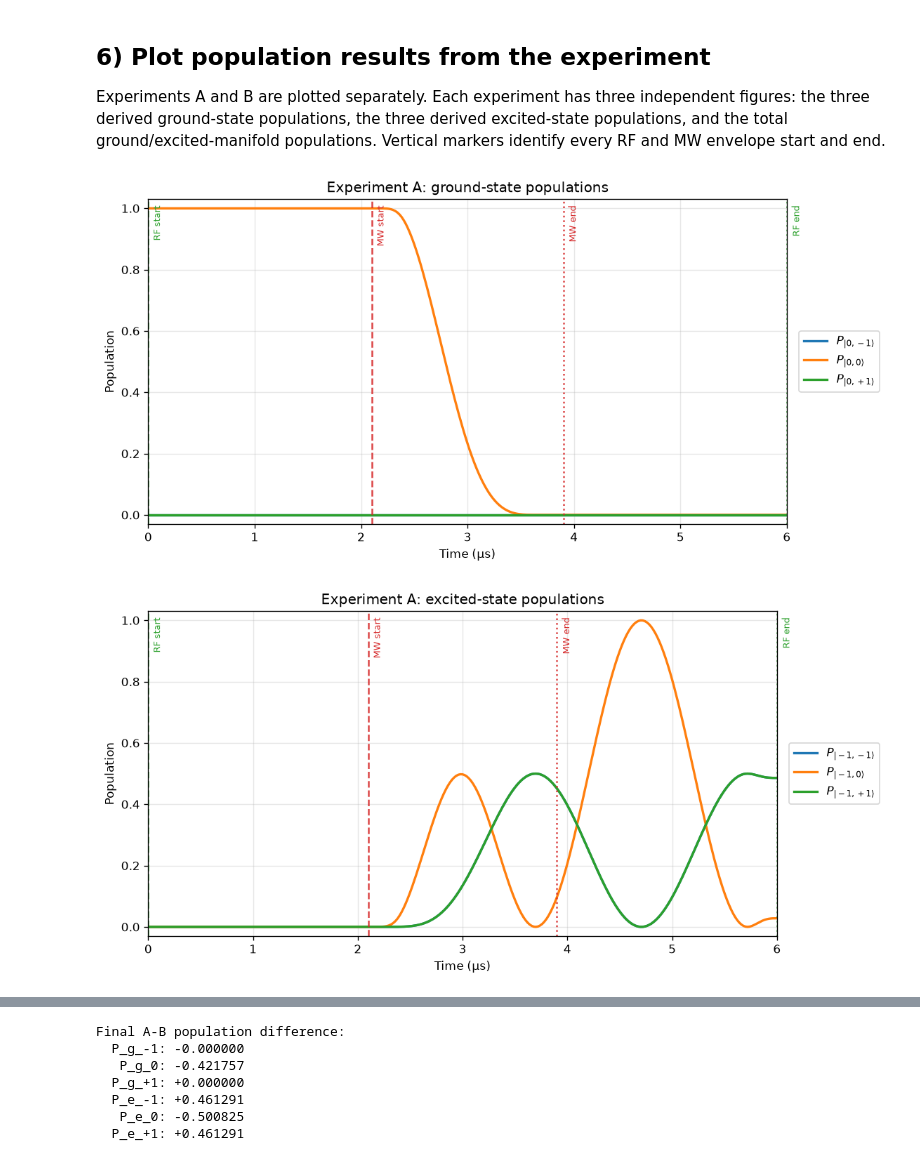
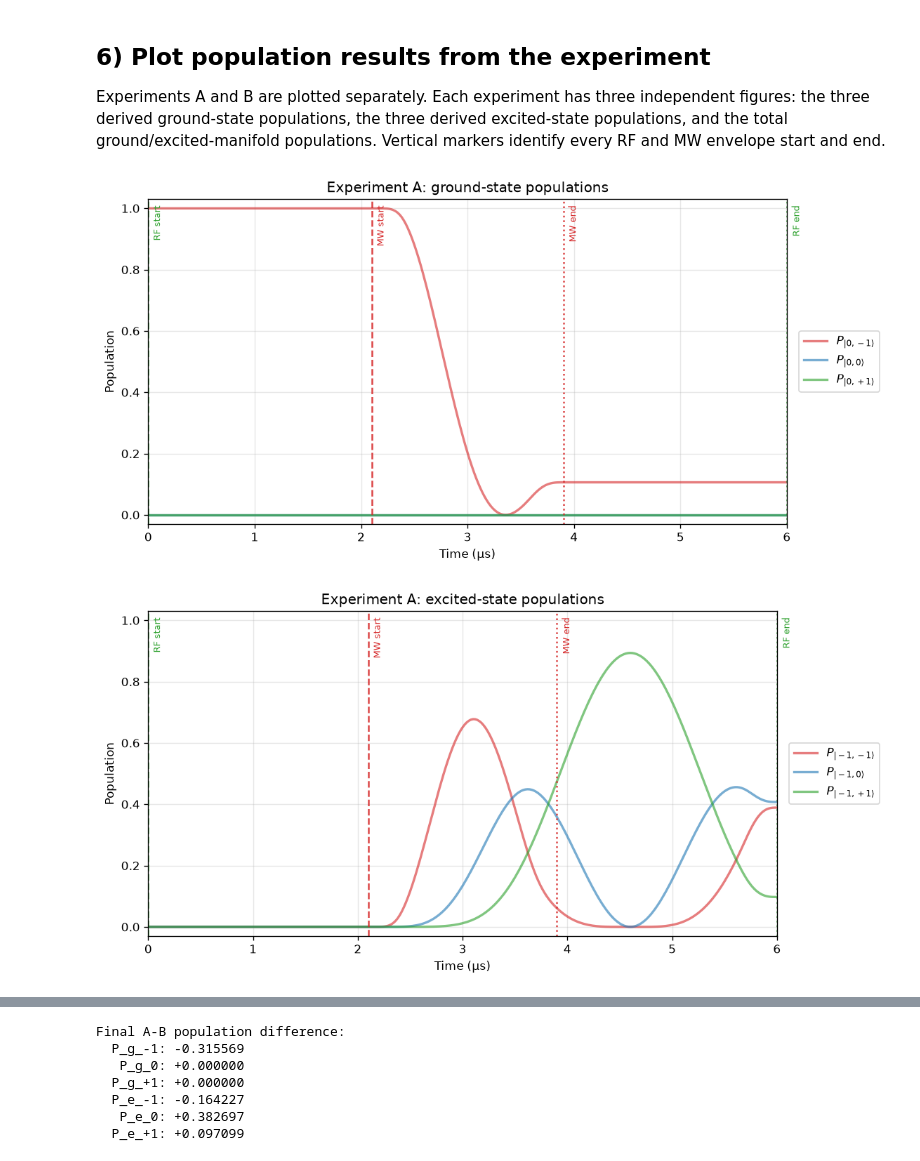
Before and after one commit to hershelweiner/NV-Center-Berry-Phase, a Jupyter notebook: Test_MW_RF_Ordering.ipynb, the cells around one changed output, grey strips where cells are left out. Cells and saved outputs as stored; diff of their text form; code cells hidden in the pictures.

Commit message:
Adds different transitions to the RF/MW ordering notebook

```diff
--- a/Test_MW_RF_Ordering.ipynb
+++ b/Test_MW_RF_Ordering.ipynb
@@ -30,6 +30,8 @@ print("QuaCCAToo RF reference frequencies (MHz):", nv.RF_freqs)
 
 assert nv.H0.shape == (9, 9)
 assert np.isclose(nv.rho0.tr(), 1.0)
+
+TRANSITION = "e-<->g-"
 # %% [output]
 Hamiltonian shape: (9, 9)
 Initial-state trace: 1.0
@@ -113,8 +115,12 @@ assert np.allclose(projector_overlap, np.eye(6), atol=1e-10)
 assert np.isclose(P_selected.tr(), 6.0)
 
 # States requested for the single MW transition.
+g_minus = ground_states[0]
 g0 = ground_states[1]
+g_plus = ground_states[2]
+e_minus = excited_states[0]
 e0 = excited_states[1]
+e_plus = excited_states[2]
 P_g0 = ground_projectors["P_g_0"]
 P_e0 = excited_projectors["P_e_0"]
 # %% [output]
@@ -197,8 +203,21 @@ def qobj_scalar(x):
     return complex(x.full()[0, 0]) if hasattr(x, "full") else complex(x)
 
 # Resonant MW operator for only |0,0> <-> |-1,0>, scaled by the physical matrix element.
-mw_element = qobj_scalar(e0.dag() * nv.MW_h1 * g0)
-H_mw = (mw_element * e0 * g0.dag() + np.conjugate(mw_element) * g0 * e0.dag()) / abs(mw_element)
+
+if TRANSITION == "e0<->g0":
+    mw_element = qobj_scalar(e0.dag() * nv.MW_h1 * g0)
+    H_mw = (mw_element * e0 * g0.dag() + np.conjugate(mw_element) * g0 * e0.dag()) / abs(mw_element)
+    initial_state = g0
+elif TRANSITION == "e-<->g-":
+    mw_element = qobj_scalar(e_minus.dag() * nv.MW_h1 * g_minus)
+    H_mw = (mw_element * e_minus * g_minus.dag() + np.conjugate(mw_element) * g_minus * e_minus.dag()) / abs(mw_element)
+    initial_state = g_minus
+elif TRANSITION == "e+<->g+":
+    mw_element = qobj_scalar(e_plus.dag() * nv.MW_h1 * g_minus)
+    H_mw = (mw_element * e_plus * g_plus.dag() + np.conjugate(mw_element) * g_plus * e_plus.dag()) / abs(mw_element)
+    initial_state = g_plus
+else:
+    raise ValueError("TRANSITION is not allowed")
 
 # Two adjacent resonant RF transitions within the derived m_s=-1 manifold.
 rf_pairs = ((excited_states[0], excited_states[1]), (excited_states[1], excited_states[2]))
@@ -227,7 +246,7 @@ def run_sequence(rf_envelope, mw_envelope):
     """Run one PulsedSim and retain populations at the requested reporting times."""
     rotating_frame_system = QSys(
         H0=0.0 * nv.H0,
-        rho0=ket2dm(g0),
+        rho0=ket2dm(initial_state),
         observable=None,
         units_H0="MHz",
     )
@@ -280,7 +299,7 @@ population_labels = {
     "P_e_0": r"$P_{|-1,0\rangle}$",
     "P_e_+1": r"$P_{|-1,+1\rangle}$",
 }
-state_colors = ("tab:blue", "tab:orange", "tab:green")
+state_colors = ("tab:red", "tab:blue", "tab:green")
 pulse_events = {
     "A": (("RF start", 0.0, "tab:green", "--"),
           ("MW start", 2.1, "tab:red", "--"),
@@ -321,34 +340,34 @@ def plot_experiment_populations(populations, experiment_name):
     # Figure 1: each state in the derived m_s=0 (ground) manifold.
     fig, ax = plt.subplots(figsize=(9.5, 4.8))
     for index, (key, color) in enumerate(zip(list(projectors)[:3], state_colors)):
-        ax.plot(t_us, populations[index], color=color, lw=2, label=population_labels[key])
+        ax.plot(t_us, populations[index], color=color, lw=2, label=population_labels[key], alpha=0.6)
     finish_population_plot(ax, "ground-state populations", experiment_name)
 
     # Figure 2: each state in the derived m_s=-1 (excited) manifold.
     fig, ax = plt.subplots(figsize=(9.5, 4.8))
     for index, (key, color) in enumerate(zip(list(projectors)[3:], state_colors), start=3):
-        ax.plot(t_us, populations[index], color=color, lw=2, label=population_labels[key])
+        ax.plot(t_us, populations[index], color=color, lw=2, label=population_labels[key], alpha=0.6)
     finish_population_plot(ax, "excited-state populations", experiment_name)
 
     # Figure 3: total population in each of the two retained manifolds.
     total_ground = populations[:3].sum(axis=0)
     total_excited = populations[3:].sum(axis=0)
     fig, ax = plt.subplots(figsize=(9.5, 4.8))
     ax.plot(t_us, total_ground, color="tab:blue", lw=2.3, label=r"$P_{\rm ground}$")
     ax.plot(t_us, total_excited, color="tab:purple", lw=2.3, label=r"$P_{\rm excited}$")
     finish_population_plot(ax, "total manifold populations", experiment_name)
     return total_ground, total_excited
 
 total_ground_A, total_excited_A = plot_experiment_populations(pop_A, "A")
 total_ground_B, total_excited_B = plot_experiment_populations(pop_B, "B")
 
 assert np.allclose(total_ground_A + total_excited_A, 1.0, atol=2e-6)
 assert np.allclose(total_ground_B + total_excited_B, 1.0, atol=2e-6)
 
 final_difference = pop_A[:, -1] - pop_B[:, -1]
 print("Final A-B population difference:")
 for key, delta in zip(projectors, final_difference):
     print(f"  {key:>6s}: {delta:+.6f}")
 # %% [output]
-[figure, old version]
+[figure, new version]
-[figure, old version]
+[figure, new version]
@@ -358,8 +377,8 @@ for key, delta in zip(projectors, final_difference):
 [figure]
 Final A-B population difference:
-  P_g_-1: -0.000000
-   P_g_0: -0.421757
+  P_g_-1: -0.315569
+   P_g_0: +0.000000
   P_g_+1: +0.000000
-  P_e_-1: +0.461291
-   P_e_0: -0.500825
-  P_e_+1: +0.461291
+  P_e_-1: -0.164227
+   P_e_0: +0.382697
+  P_e_+1: +0.097099
```
Also changed, not shown: parts of 3 cells of this notebook.
